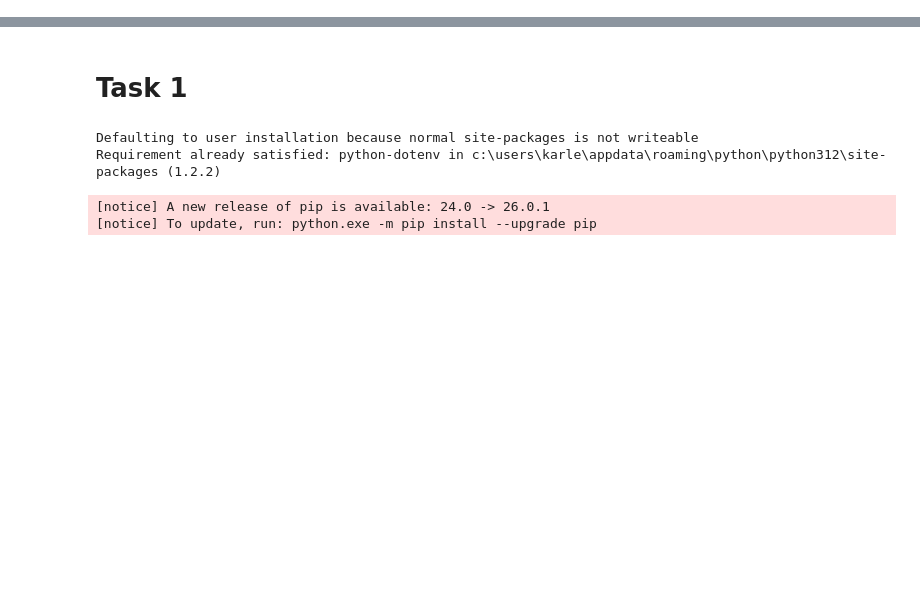
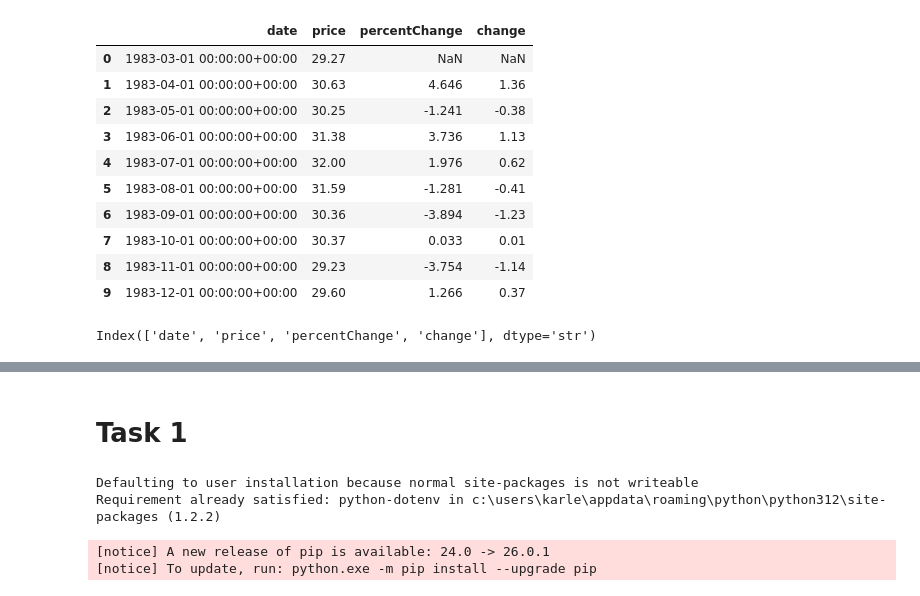
Before and after one commit to TrolleBulle/python-programmin-for-business, a Jupyter notebook: assignments/assignment2/Assignment 2.ipynb, the cells around one changed output, grey strips where cells are left out. Saved outputs shown, nothing was run; the diff lists cells and outputs as text; code cells hidden in the pictures; blank space fills up the shorter version.

```diff
--- a/assignments/assignment2/Assignment 2.ipynb
+++ b/assignments/assignment2/Assignment 2.ipynb
@@ -0,0 +16,20 @@
+# %%
+df = pd.read_csv("crude-oil-price.csv")
+
+df.head(10)
+# %% [output]
+|  | date | price | percentChange | change |
+| 0 | 1983-03-01 00:00:00+00:00 | 29.27 | NaN | NaN |
+| 1 | 1983-04-01 00:00:00+00:00 | 30.63 | 4.646 | 1.36 |
+| 2 | 1983-05-01 00:00:00+00:00 | 30.25 | -1.241 | -0.38 |
+| 3 | 1983-06-01 00:00:00+00:00 | 31.38 | 3.736 | 1.13 |
+| 4 | 1983-07-01 00:00:00+00:00 | 32.00 | 1.976 | 0.62 |
+| 5 | 1983-08-01 00:00:00+00:00 | 31.59 | -1.281 | -0.41 |
+| 6 | 1983-09-01 00:00:00+00:00 | 30.36 | -3.894 | -1.23 |
+| 7 | 1983-10-01 00:00:00+00:00 | 30.37 | 0.033 | 0.01 |
+| 8 | 1983-11-01 00:00:00+00:00 | 29.23 | -3.754 | -1.14 |
+| 9 | 1983-12-01 00:00:00+00:00 | 29.60 | 1.266 | 0.37 |
+# %%
+print(df.columns)
+# %% [output]
+Index(['date', 'price', 'percentChange', 'change'], dtype='str')
```
Also changed, not shown: parts of 10 cells of this notebook, 1 other file.
